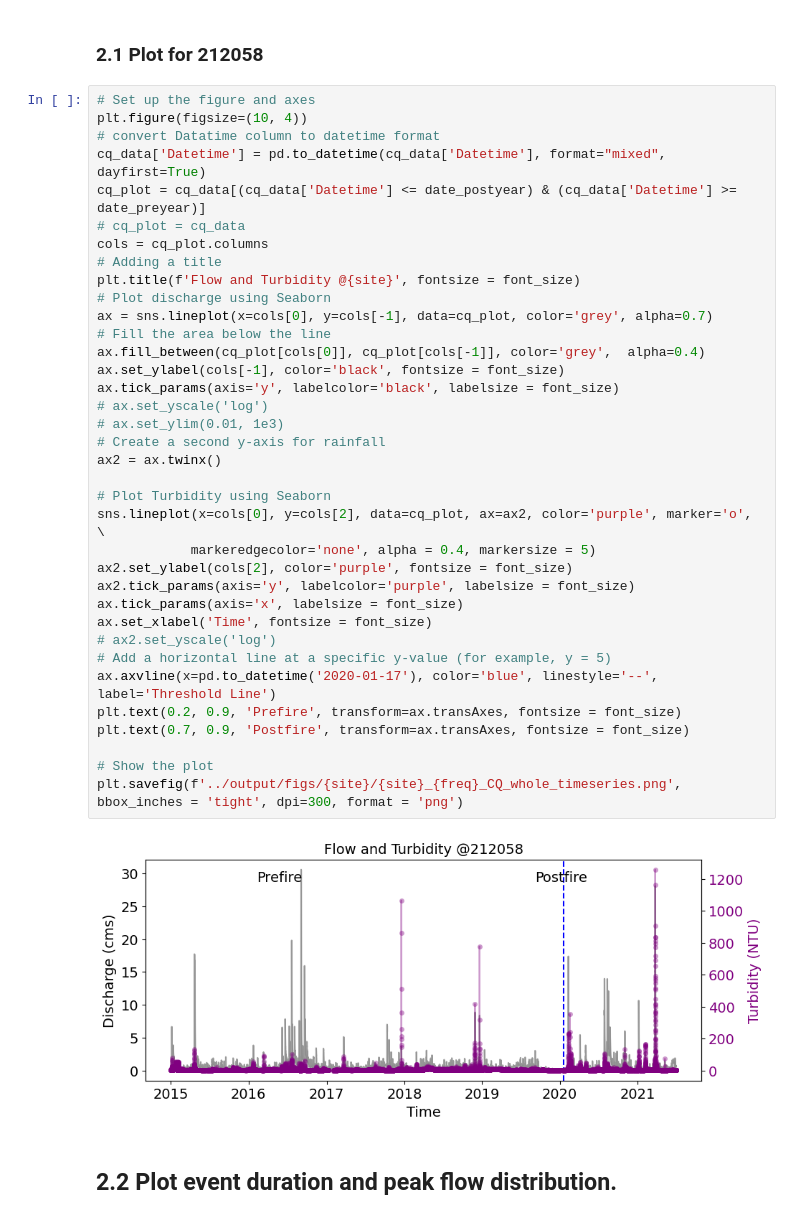
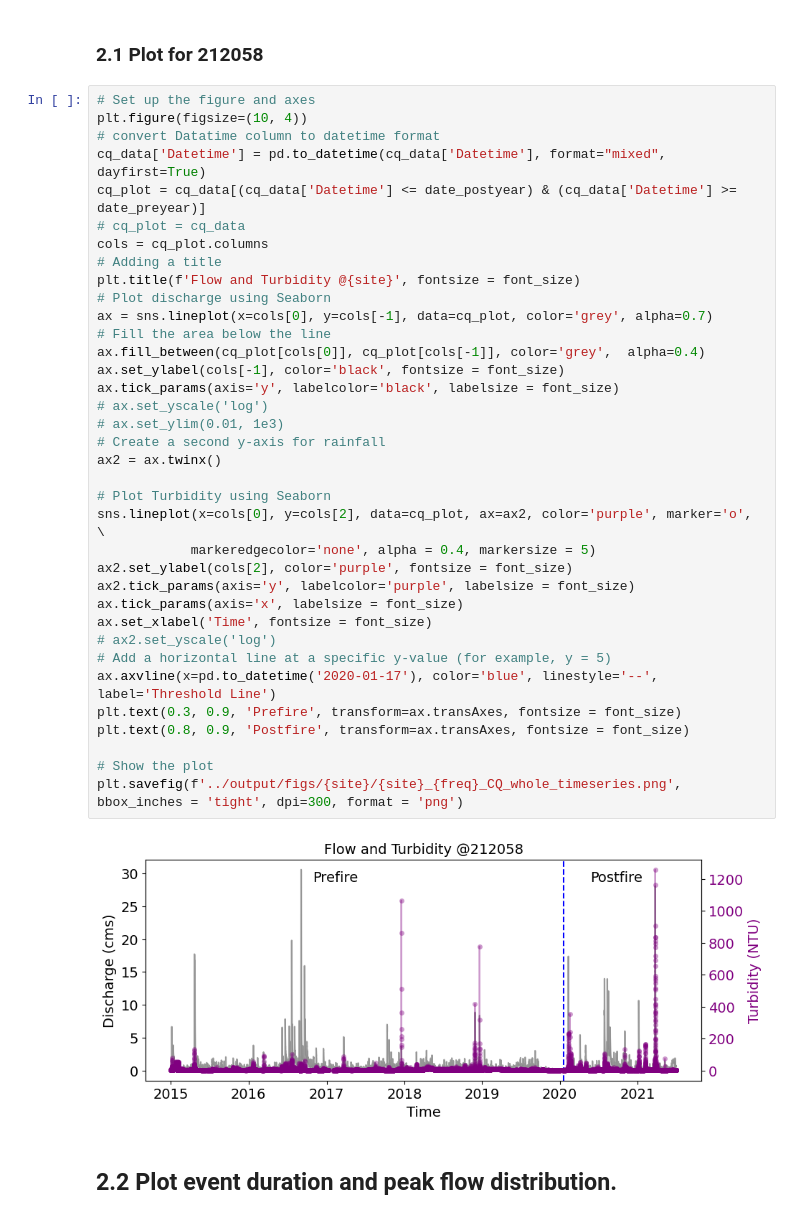
Before and after one commit to QianWanghhu/BushFireWQ, a Jupyter notebook: src/Explore_212058_CQ.ipynb, the cells around one changed output. Cells and saved outputs as stored; diff of their text form.

```diff
--- a/src/Explore_212058_CQ.ipynb
+++ b/src/Explore_212058_CQ.ipynb
@@ -52,36 +52,36 @@ cq_data['Datetime'] = pd.to_datetime(cq_data['Datetime'], format="mixed", dayfir
 cq_plot = cq_data[(cq_data['Datetime'] <= date_postyear) & (cq_data['Datetime'] >= date_preyear)]
 # cq_plot = cq_data
 cols = cq_plot.columns
 # Adding a title
 plt.title(f'Flow and Turbidity @{site}', fontsize = font_size)
 # Plot discharge using Seaborn
 ax = sns.lineplot(x=cols[0], y=cols[-1], data=cq_plot, color='grey', alpha=0.7)
 # Fill the area below the line
 ax.fill_between(cq_plot[cols[0]], cq_plot[cols[-1]], color='grey',  alpha=0.4)
 ax.set_ylabel(cols[-1], color='black', fontsize = font_size)
 ax.tick_params(axis='y', labelcolor='black', labelsize = font_size)
 # ax.set_yscale('log')
 # ax.set_ylim(0.01, 1e3)
 # Create a second y-axis for rainfall
 ax2 = ax.twinx()
 
 # Plot Turbidity using Seaborn
 sns.lineplot(x=cols[0], y=cols[2], data=cq_plot, ax=ax2, color='purple', marker='o', \
             markeredgecolor='none', alpha = 0.4, markersize = 5)
 ax2.set_ylabel(cols[2], color='purple', fontsize = font_size)
 ax2.tick_params(axis='y', labelcolor='purple', labelsize = font_size)
 ax.tick_params(axis='x', labelsize = font_size)
 ax.set_xlabel('Time', fontsize = font_size)
 # ax2.set_yscale('log')
 # Add a horizontal line at a specific y-value (for example, y = 5)
 ax.axvline(x=pd.to_datetime('2020-01-17'), color='blue', linestyle='--', label='Threshold Line')
-plt.text(0.2, 0.9, 'Prefire', transform=ax.transAxes, fontsize = font_size)
-plt.text(0.7, 0.9, 'Postfire', transform=ax.transAxes, fontsize = font_size)
+plt.text(0.3, 0.9, 'Prefire', transform=ax.transAxes, fontsize = font_size)
+plt.text(0.8, 0.9, 'Postfire', transform=ax.transAxes, fontsize = font_size)
 
 # Show the plot
 plt.savefig(f'../output/figs/{site}/{site}_{freq}_CQ_whole_timeseries.png', bbox_inches = 'tight', dpi=300, format = 'png')
 # %% [output]
-[figure, old version]
+[figure, new version]
 # %% [markdown]
 ## 2.2 Plot event duration and peak flow distribution.
 # %%
```
Also changed, not shown: parts of 5 cells of this notebook, 1 other file.
